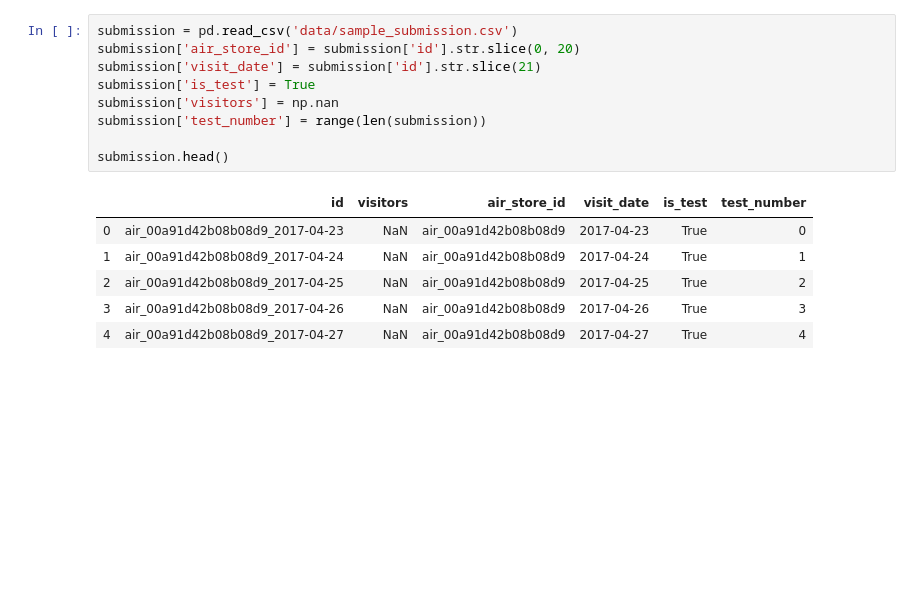
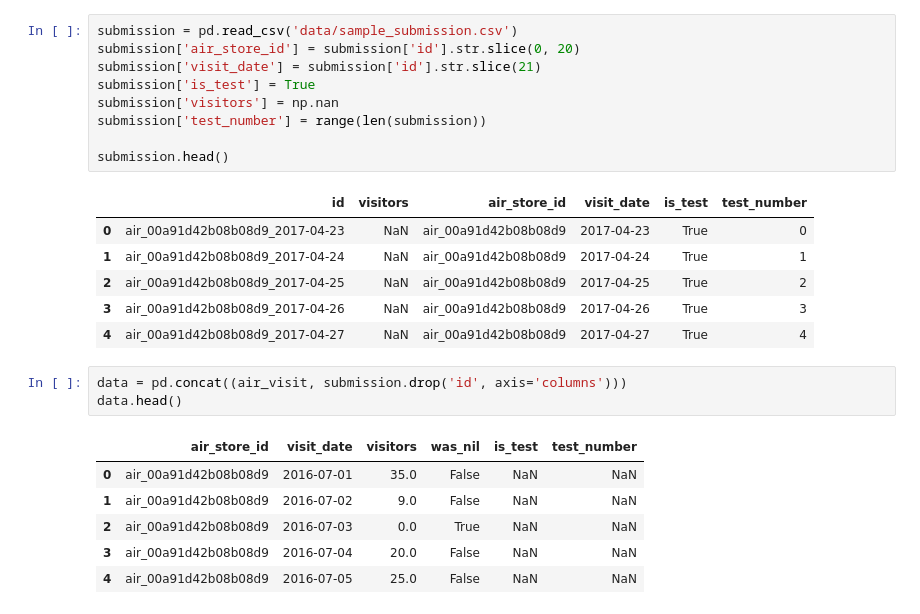
Before and after one commit to pdthuc/Project-Applied_Data_Science, a Jupyter notebook: Group12_Notebook.ipynb, the cells around one changed output. Cells and saved outputs as stored; diff of their text form; blank space fills up the shorter version.

```diff
--- a/Group12_Notebook.ipynb
+++ b/Group12_Notebook.ipynb
@@ -152,3 +170,13 @@ submission.head()
 | 2 | air_00a91d42b08b08d9_2017-04-25 | NaN | air_00a91d42b08b08d9 | 2017-04-25 | True | 2 |
 | 3 | air_00a91d42b08b08d9_2017-04-26 | NaN | air_00a91d42b08b08d9 | 2017-04-26 | True | 3 |
 | 4 | air_00a91d42b08b08d9_2017-04-27 | NaN | air_00a91d42b08b08d9 | 2017-04-27 | True | 4 |
+# %%
+data = pd.concat((air_visit, submission.drop('id', axis='columns')))
+data.head()
+# %% [output]
+|  | air_store_id | visit_date | visitors | was_nil | is_test | test_number |
+| 0 | air_00a91d42b08b08d9 | 2016-07-01 | 35.0 | False | NaN | NaN |
+| 1 | air_00a91d42b08b08d9 | 2016-07-02 | 9.0 | False | NaN | NaN |
+| 2 | air_00a91d42b08b08d9 | 2016-07-03 | 0.0 | True | NaN | NaN |
+| 3 | air_00a91d42b08b08d9 | 2016-07-04 | 20.0 | False | NaN | NaN |
+| 4 | air_00a91d42b08b08d9 | 2016-07-05 | 25.0 | False | NaN | NaN |
```
Also changed, not shown: parts of 4 cells of this notebook.
